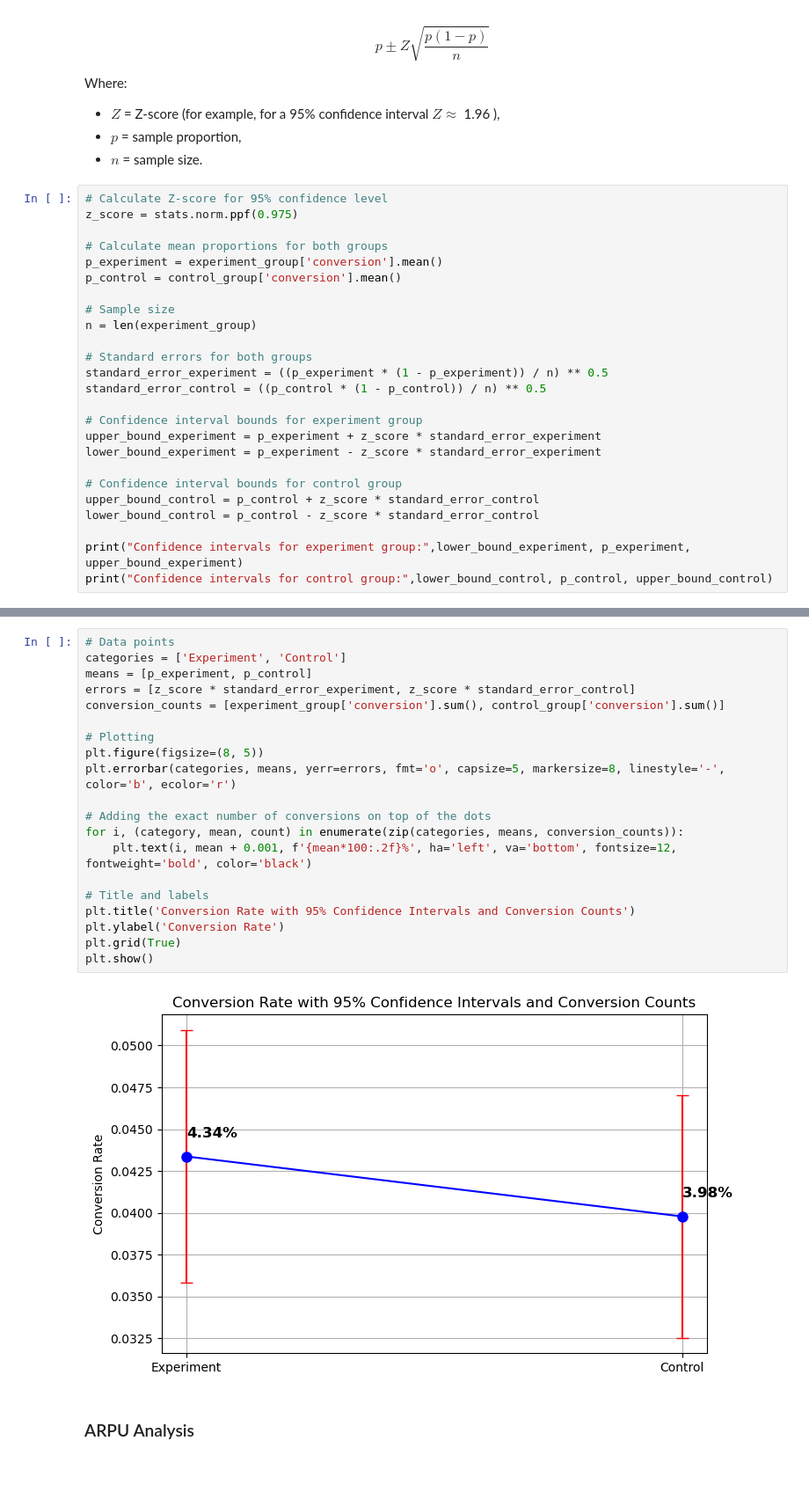
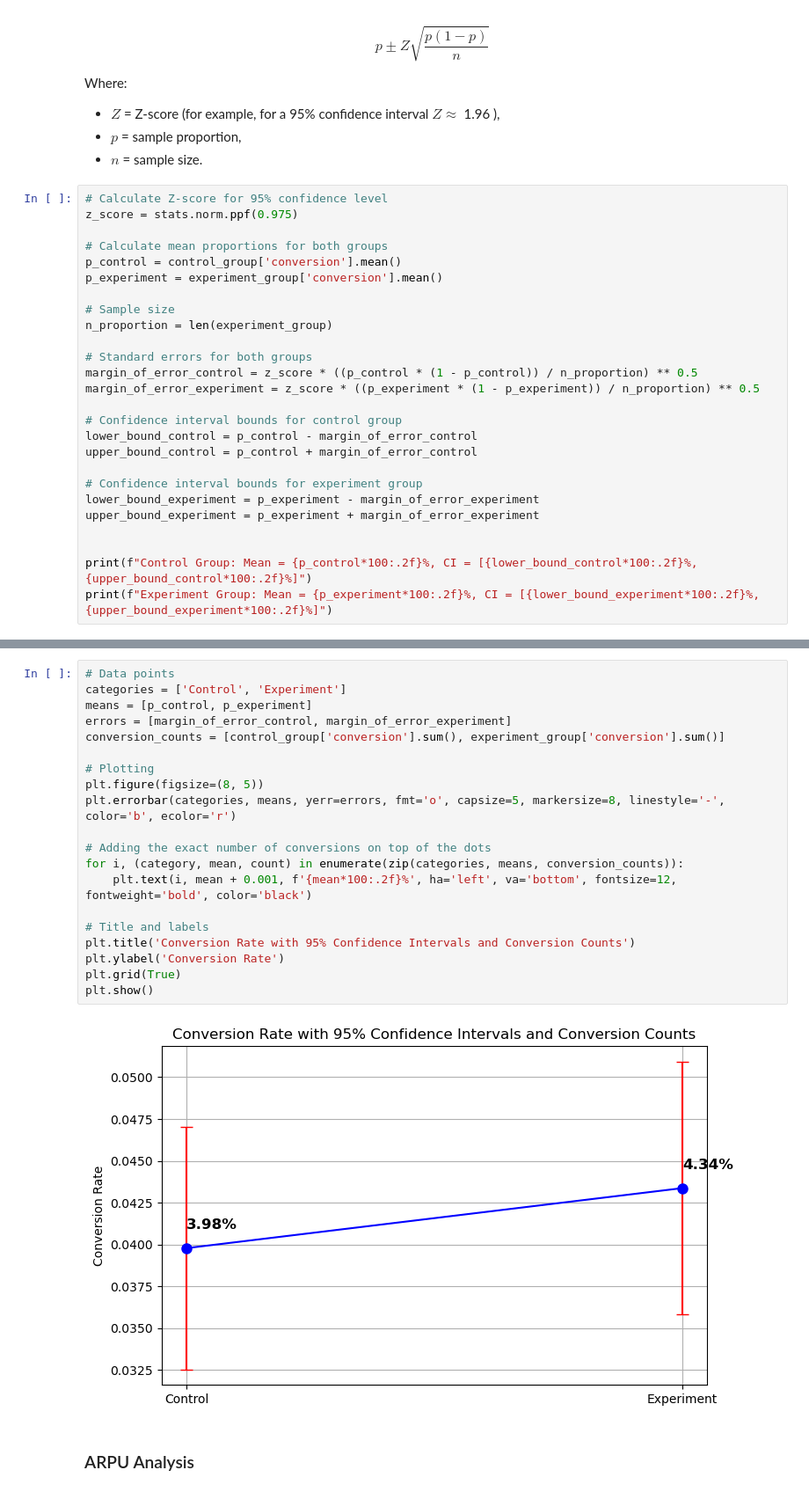
Before and after one commit to S0la1re/Product-Ranking-AB-Testing, a Jupyter notebook: main.ipynb, the cells around one changed output, grey strips where cells are left out. Shown at 88% size. Drawn from its saved outputs; the diff is of its cells as text.

Commit message:
add CI and plots

```diff
--- a/main.ipynb
+++ b/main.ipynb
@@ -466,24 +466,25 @@ Where:
 z_score = stats.norm.ppf(0.975)
 
 # Calculate mean proportions for both groups
+p_control = control_group['conversion'].mean()
 p_experiment = experiment_group['conversion'].mean()
-p_control = control_group['conversion'].mean()
 
 # Sample size
-n = len(experiment_group)
+n_proportion = len(experiment_group)
 
 # Standard errors for both groups
-standard_error_experiment = ((p_experiment * (1 - p_experiment)) / n) ** 0.5
-standard_error_control = ((p_control * (1 - p_control)) / n) ** 0.5
+margin_of_error_control = z_score * ((p_control * (1 - p_control)) / n_proportion) ** 0.5
+margin_of_error_experiment = z_score * ((p_experiment * (1 - p_experiment)) / n_proportion) ** 0.5
+
+# Confidence interval bounds for control group
+lower_bound_control = p_control - margin_of_error_control
+upper_bound_control = p_control + margin_of_error_control
 
 # Confidence interval bounds for experiment group
-upper_bound_experiment = p_experiment + z_score * standard_error_experiment
-lower_bound_experiment = p_experiment - z_score * standard_error_experiment
+lower_bound_experiment = p_experiment - margin_of_error_experiment
+upper_bound_experiment = p_experiment + margin_of_error_experiment
 
-# Confidence interval bounds for control group
-upper_bound_control = p_control + z_score * standard_error_control
-lower_bound_control = p_control - z_score * standard_error_control
 
-print("Confidence intervals for experiment group:",lower_bound_experiment, p_experiment, upper_bound_experiment)
-print("Confidence intervals for control group:",lower_bound_control, p_control, upper_bound_control)
+print(f"Control Group: Mean = {p_control*100:.2f}%, CI = [{lower_bound_control*100:.2f}%, {upper_bound_control*100:.2f}%]")
+print(f"Experiment Group: Mean = {p_experiment*100:.2f}%, CI = [{lower_bound_experiment*100:.2f}%, {upper_bound_experiment*100:.2f}%]")
 # %% [output]
@@ -492,25 +493,25 @@ Confidence intervals for control group: 0.03253241459373831 0.03978494623655914
 # %%
 # Data points
-categories = ['Experiment', 'Control']
-means = [p_experiment, p_control]
-errors = [z_score * standard_error_experiment, z_score * standard_error_control]
-conversion_counts = [experiment_group['conversion'].sum(), control_group['conversion'].sum()]
+categories = ['Control', 'Experiment']
+means = [p_control, p_experiment]
+errors = [margin_of_error_control, margin_of_error_experiment]
+conversion_counts = [control_group['conversion'].sum(), experiment_group['conversion'].sum()]
 
 # Plotting
 plt.figure(figsize=(8, 5))
 plt.errorbar(categories, means, yerr=errors, fmt='o', capsize=5, markersize=8, linestyle='-', color='b', ecolor='r')
 
 # Adding the exact number of conversions on top of the dots
 for i, (category, mean, count) in enumerate(zip(categories, means, conversion_counts)):
     plt.text(i, mean + 0.001, f'{mean*100:.2f}%', ha='left', va='bottom', fontsize=12, fontweight='bold', color='black')
 
 # Title and labels
 plt.title('Conversion Rate with 95% Confidence Intervals and Conversion Counts')
 plt.ylabel('Conversion Rate')
 plt.grid(True)
 plt.show()
 # %% [output]
-[figure, old version]
+[figure, new version]
 # %% [markdown]
 ### ARPU Analysis
 # %%
```
Also changed, not shown: parts of 8 cells of this notebook.
